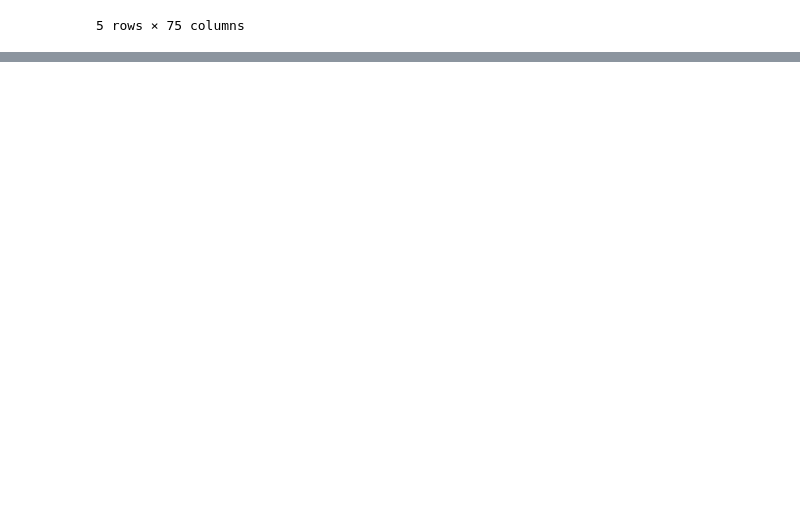
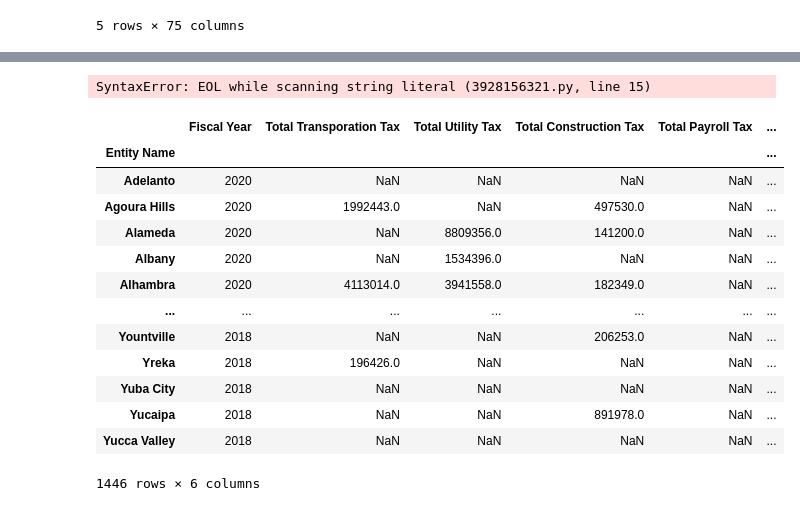
Before and after one commit to kaylajgranados/Project-1-Group-5, a Jupyter notebook: Analysis/data.ipynb, the cells around one changed output, grey strips where cells are left out. Drawn from its saved outputs; the diff is of its cells as text; code cells hidden in the pictures; blank space fills up the shorter version.

```diff
--- a/Analysis/data.ipynb
+++ b/Analysis/data.ipynb
@@ -84,0 +85,5 @@ new_property_tax_df.head()
+# %%
+new_property_tax_df = property_tax_df[["Entity Name", "Fiscal Year", "Secured and Unsecured Property Taxes_Total Revenues_Taxes",
+                        "Sales and Use Taxes_Total Revenues_Taxes","Transportation Taxes – Transit_Total Revenues_Taxes", "Franchises_Total Revenues_Taxes", "Business License Taxes_Total Revenues_Taxes",
+                        "Utility Users Taxes_Total Revenues_Taxes", "Construction Development Taxes_Total Revenues_Taxes", "Employers Payroll Tax_Total Revenues_Taxes – Other", "Parking Tax_Total Revenues_Taxes – Other"]]
+new_property_tax_df.head()
@@ -84,0 +122,70 @@ new_property_tax_df.head()
+# %%
+#Making a dataframe to compare business related taxes
+
+business_tax_df = new_property_tax_df[["Entity Name", "Fiscal Year", "Sales and Use Taxes_Total Revenues_Taxes", "Franchises_Total Revenues_Taxes", "Business License Taxes_Total Revenues_Taxes"]]
+business_tax_df
+
+business_tax_by_cities = business_tax_df.set_index("Entity Name")
+business_tax_by_cities
+
+renamed_business_tax_by_cities= business_tax_by_cities.rename(columns={"Sales and Use Taxes_Total Revenues_Taxes": "Total Sales Tax", "Franchises_Total Revenues_Taxes": "Total Franchise Tax", "Business License Taxes_Total Revenues_Taxes": "Total Business License Tax"})
+renamed_business_tax_by_cities
+
+# my attempt to only bring up the cities we chose - this is broken
+city_names = renamed_property_tax_by_cities.loc[(["Entity Name"]=="Los Angeles", "San Jose", "San Diego", "Thousand Oaks", "Los Gatos", "Poway")]
+city_names
+
+# my attempt to only look at year 2020 - this is broken
+year_2020 = renamed_property_tax_by_cities.loc[(["Fiscal Year"] == "2020")]
+year_2020
+
+# I would like to make a new column using the Sum to add up these rows. I'm unsure how to do that
+
+# to sort highest to lowest
+# update total sales tax once I figure out how to make a new column that's a sum of these three columns
+highest_business_tax = renamed_business_tax_by_cities.sort_values("Total Sales Tax", ascending=False)
+highest_business_tax
+# %% [output]
+SyntaxError: EOL while scanning string literal (3928156321.py, line 15)
+# %%
+#Making a dataframe to compare "Misc" taxes categories (utility, transportation, construction, payroll, etc.)
+
+misc_tax_df = new_property_tax_df[["Entity Name", "Fiscal Year", "Transportation Taxes – Transit_Total Revenues_Taxes",
+                        "Utility Users Taxes_Total Revenues_Taxes", "Construction Development Taxes_Total Revenues_Taxes", "Employers Payroll Tax_Total Revenues_Taxes – Other", "Parking Tax_Total Revenues_Taxes – Other"]]
+misc_tax_df
+
+misc_tax_by_cities = misc_tax_df.set_index("Entity Name")
+misc_tax_by_cities
+
+renamed_misc_tax_by_cities= misc_tax_by_cities.rename(columns={"Transportation Taxes – Transit_Total Revenues_Taxes": "Total Transporation Tax", "Utility Users Taxes_Total Revenues_Taxes": "Total Utility Tax", "Construction Development Taxes_Total Revenues_Taxes": "Total Construction Tax", "Employers Payroll Tax_Total Revenues_Taxes – Other": "Total Payroll Tax", "Parking Tax_Total Revenues_Taxes – Other": "Total Parking Tax"})
+renamed_misc_tax_by_cities
+
+# my attempt to only bring up the cities we chose - this is broken
+city_names = renamed_property_tax_by_cities.loc[(["Entity Name"]=="Los Angeles", "San Jose", "San Diego", "Thousand Oaks", "Los Gatos", "Poway")]
+city_names
+
+# my attempt to only look at year 2020 - this is broken
+year_2020 = renamed_property_tax_by_cities.loc[(["Fiscal Year"] == "2020")]
+year_2020
+
+# I would like to make a new column using the Sum to add up these rows. I'm unsure how to do that
+
+# to sort highest to lowest
+# update total sales tax once I figure out how to make a new column that's a sum of these three columns
+# highest_property_value = renamed_business_tax_by_cities.sort_values("Total Sales Tax", ascending=False)
+# highest_property_value
+# %% [output]
+|  | Fiscal Year | Total Transporation Tax | Total Utility Tax | Total Construction Tax | Total Payroll Tax | ... |
+| Entity Name |  |  |  |  |  | ... |
+| Adelanto | 2020 | NaN | NaN | NaN | NaN | ... |
+| Agoura Hills | 2020 | 1992443.0 | NaN | 497530.0 | NaN | ... |
+| Alameda | 2020 | NaN | 8809356.0 | 141200.0 | NaN | ... |
+| Albany | 2020 | NaN | 1534396.0 | NaN | NaN | ... |
+| Alhambra | 2020 | 4113014.0 | 3941558.0 | 182349.0 | NaN | ... |
+| ... | ... | ... | ... | ... | ... | ... |
+| Yountville | 2018 | NaN | NaN | 206253.0 | NaN | ... |
+| Yreka | 2018 | 196426.0 | NaN | NaN | NaN | ... |
+| Yuba City | 2018 | NaN | NaN | NaN | NaN | ... |
+| Yucaipa | 2018 | NaN | NaN | 891978.0 | NaN | ... |
+| Yucca Valley | 2018 | NaN | NaN | NaN | NaN | ... |
+1446 rows × 6 columns
```
Also changed, not shown: parts of 7 cells of this notebook, 1 other file.
